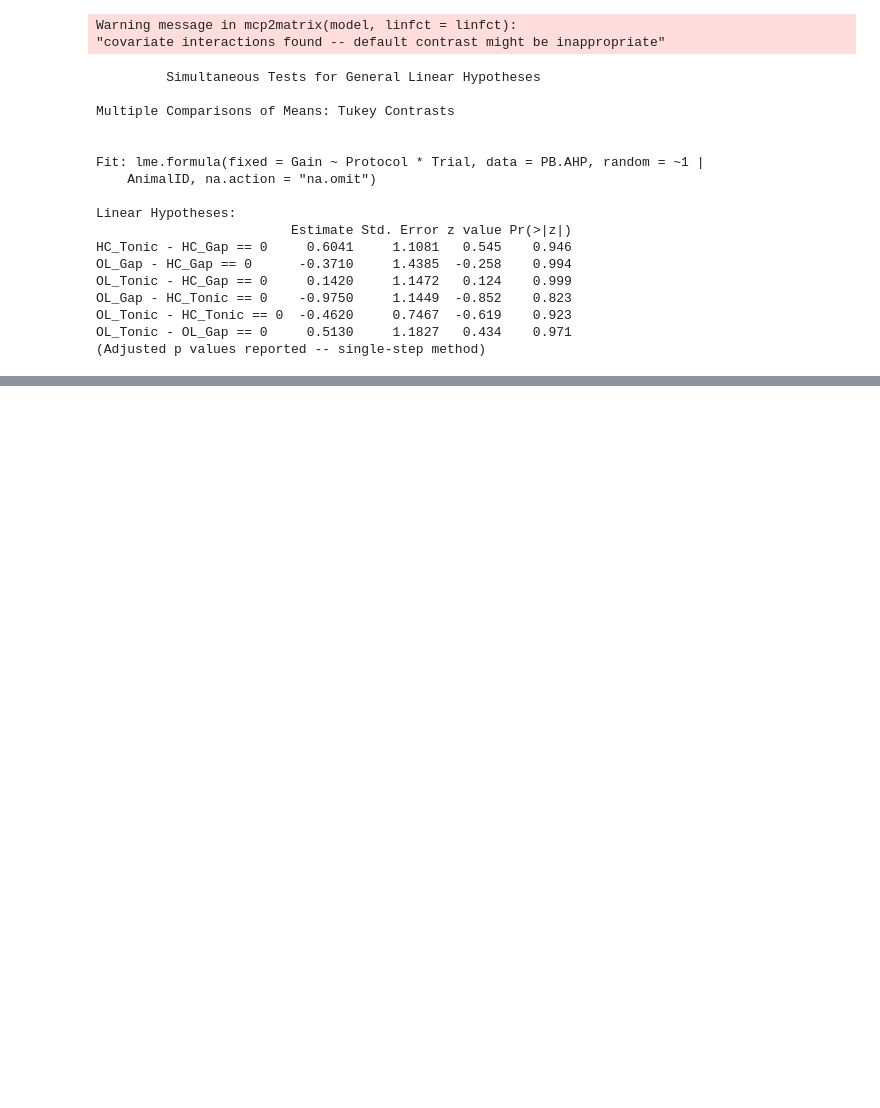
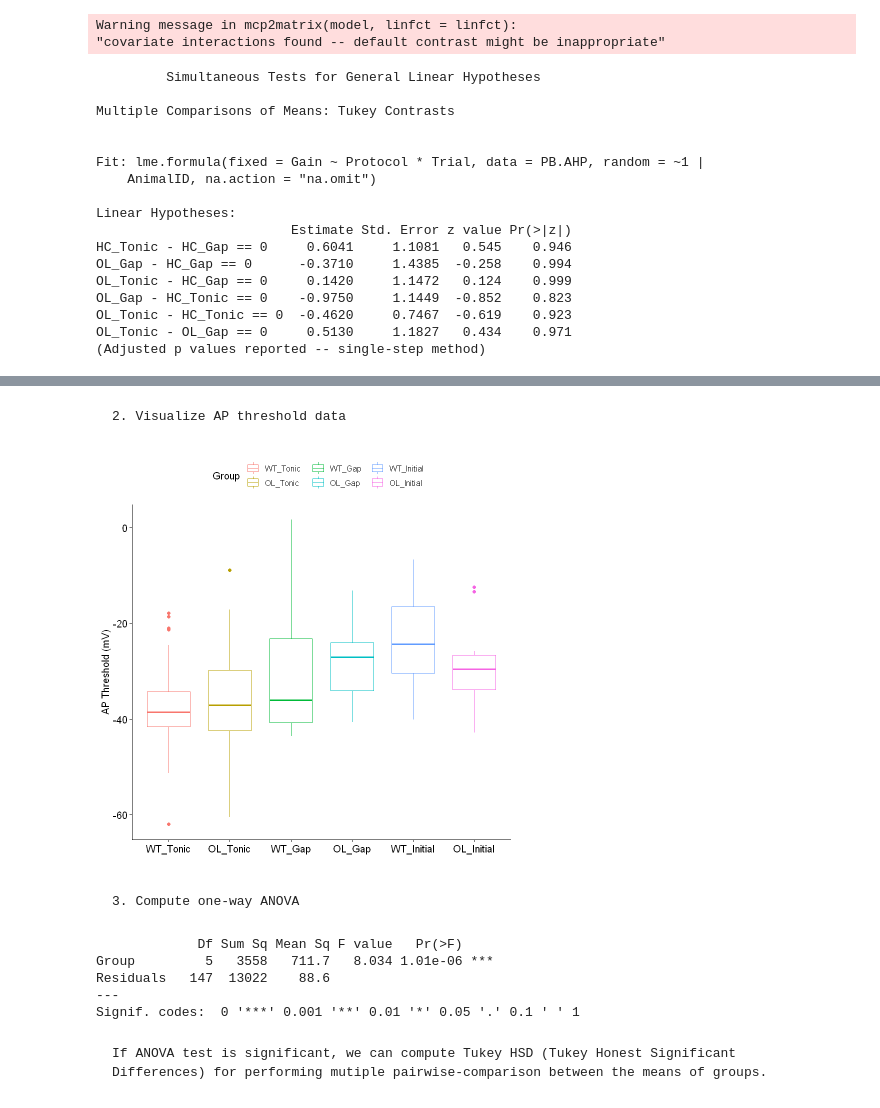
Before and after one commit to parkgilbong/Jupyter_notebook, a Jupyter notebook: Digital Labnote for IE Project.ipynb, the cells around one changed output, grey strips where cells are left out. Saved outputs shown, nothing was run; the diff lists cells and outputs as text; code cells hidden in the pictures; blank space fills up the shorter version.

```diff
--- a/Digital Labnote for IE Project.ipynb
+++ b/Digital Labnote for IE Project.ipynb
@@ -220,0 +230,3 @@ Number of Groups: 120
+# %%
+AP_threshold <- read.delim(file="G:/My Drive/Experimental Data/Flocculus_Ex vivo/AP threshold.txt")
+head(AP_threhold)
@@ -220,0 +243,2 @@ Number of Groups: 120
+# %% [markdown]
+    2. Visualize AP threshold data
@@ -220,0 +247,22 @@ Number of Groups: 120
+# %%
+ggboxplot(AP_threshold,
+          x="Group",
+          y="AP_threshold",
+          color="Group",
+          order = c("WT_Tonic", "OL_Tonic", "WT_Gap", "OL_Gap", "WT_Initial", "OL_Initial"),
+          ylab="AP Threshold (mV)", xlab="")
+# %% [output]
+[figure, added]
+# %% [markdown]
+    3. Compute one-way ANOVA
+# %%
+res.aov <- aov(AP_threshold~Group, data=AP_threshold)
+summary(res.aov)
+# %% [output]
+             Df Sum Sq Mean Sq F value   Pr(>F)
+Group         5   3558   711.7   8.034 1.01e-06 ***
+Residuals   147  13022    88.6
+---
+Signif. codes:  0 '***' 0.001 '**' 0.01 '*' 0.05 '.' 0.1 ' ' 1
+# %% [markdown]
+    If ANOVA test is significant, we can compute Tukey HSD (Tukey Honest Significant Differences) for performing mutiple pairwise-comparison between the means of groups.
```
Also changed, not shown: parts of 16 cells of this notebook.
